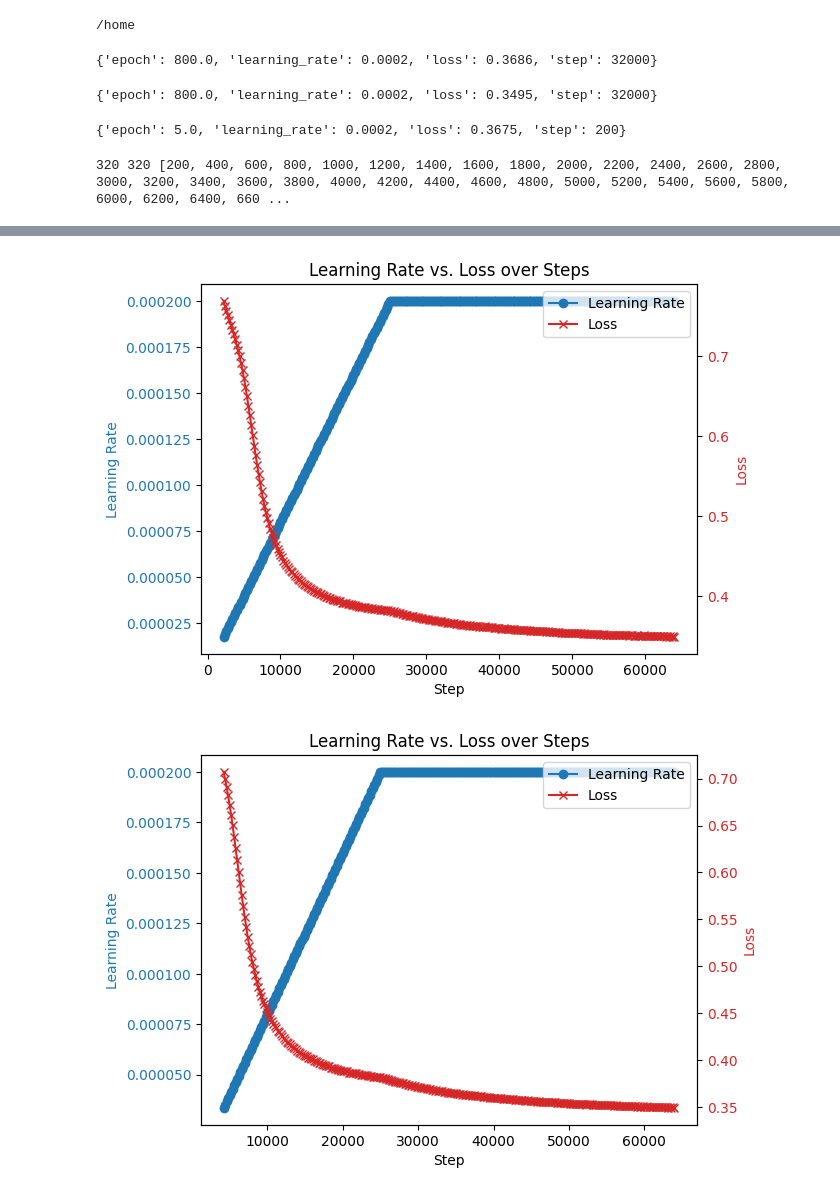
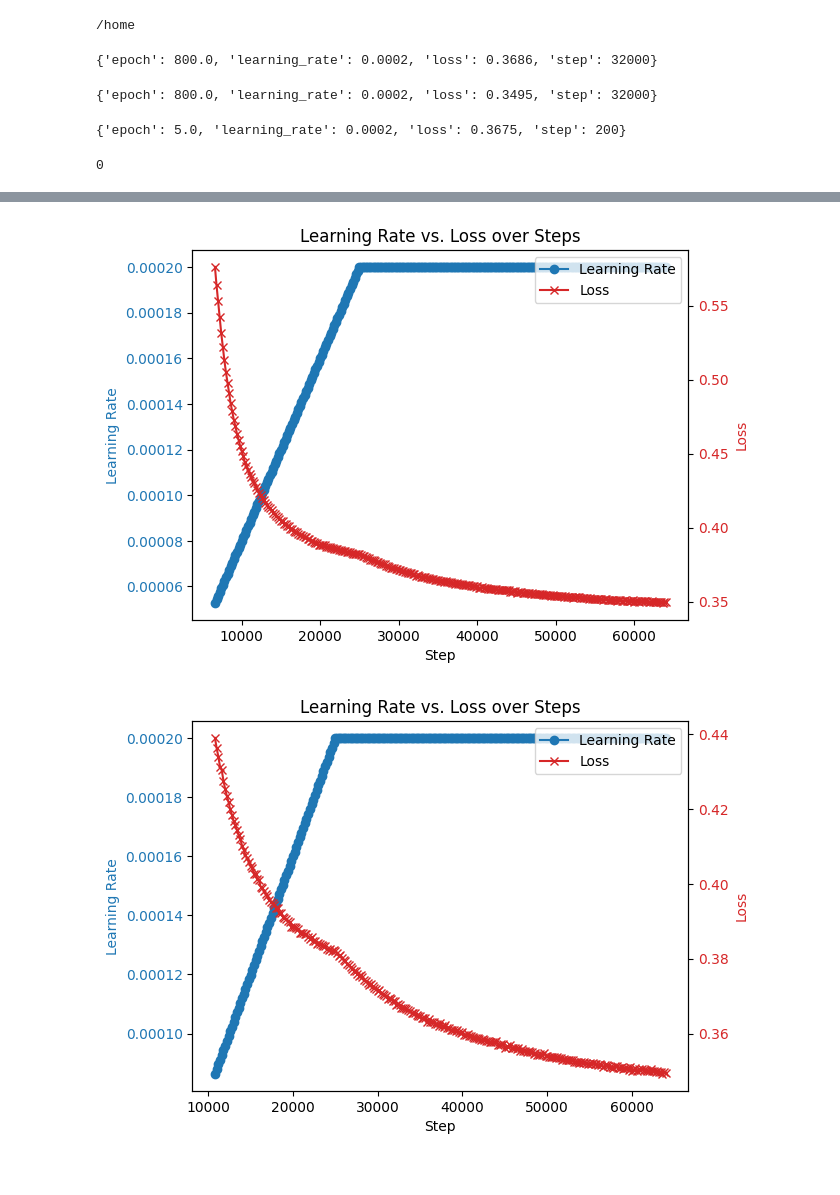
Before and after one commit to koyacolab/aispace, a Jupyter notebook: plot_state.ipynb, the cells around one changed output, grey strips where cells are left out. Drawn from its saved outputs; the diff is of its cells as text; code cells hidden in the pictures.

```diff
--- a/plot_state.ipynb
+++ b/plot_state.ipynb
@@ -36,7 +36,7 @@ import json
 
 chkpt_list = [30000, 30000, 30000, 30000, 12000, 9000, 11000]
 chkpt_list = [8000, 8000, 8000, 16000, ] #8000, 8000, 13000]
-chkpt_list = [32000, 32000] # 20000, 4000] #8000, 8000, 13000]
+chkpt_list = [32000, 32000,]    # 64000, ]    # 32000] # 20000, 4000] #8000, 8000, 13000]
 
 !pwd
 
@@ -74,13 +74,13 @@ display(data[0])
 
 steps_all.pop(0)
 
-print(len(losses_all), len(steps_all), steps_all)
+# print(len(losses_all), len(steps_all), steps_all)
 # %% [output]
 /home
 {'epoch': 800.0, 'learning_rate': 0.0002, 'loss': 0.3686, 'step': 32000}
 {'epoch': 800.0, 'learning_rate': 0.0002, 'loss': 0.3495, 'step': 32000}
 {'epoch': 5.0, 'learning_rate': 0.0002, 'loss': 0.3675, 'step': 200}
-320 320 [200, 400, 600, 800, 1000, 1200, 1400, 1600, 1800, 2000, 2200, 2400, 2600, 2800, 3000, 3200, 3400, 3600, 3800, 4000, 4200, 4400, 4600, 4800, 5000, 5200, 5400, 5600, 5800, 6000, 6200, 6400, 660 ...
+0
 # %%
 import matplotlib.pyplot as plt
 
@@ -102,36 +102,37 @@ import matplotlib.pyplot as plt
 
 # steps = shifted_steps
 
 def plot_state(steps_all, learning_rates_all, losses_all):
     # Create a plot with 'step' on the x-axis
     fig, ax1 = plt.subplots()
 
     ax1.set_xlabel('Step')
     ax1.set_ylabel('Learning Rate', color='tab:blue')
     ax1.plot(steps_all, learning_rates_all, color='tab:blue', label='Learning Rate', marker='o')
     ax1.tick_params(axis='y', labelcolor='tab:blue')
 
     # Create a second y-axis for 'loss'
     ax2 = ax1.twinx()
     ax2.set_ylabel('Loss', color='tab:red')
     ax2.plot(steps_all, losses_all, color='tab:red', label='Loss', marker='x')
     ax2.tick_params(axis='y', labelcolor='tab:red')
 
     # Add a legend
     lines, labels = ax1.get_legend_handles_labels()
     lines2, labels2 = ax2.get_legend_handles_labels()
     ax2.legend(lines + lines2, labels + labels2, loc='upper right')
 
     # Show the plot
     plt.title('Learning Rate vs. Loss over Steps')
     plt.show()
 
+len_all = len(steps_all)
 plot_state(steps_all[:], learning_rates_all[:], losses_all[:])
-plot_state(steps_all[10:], learning_rates_all[10:], losses_all[10:])
-plot_state(steps_all[20:], learning_rates_all[20:], losses_all[20:])
-plot_state(steps_all[50:], learning_rates_all[50:], losses_all[50:])
-plot_state(steps_all[100:], learning_rates_all[100:], losses_all[100:])
+plot_state(steps_all[len_all//10:], learning_rates_all[len_all//10:], losses_all[len_all//10:])
+plot_state(steps_all[len_all//6:], learning_rates_all[len_all//6:], losses_all[len_all//6:])
+plot_state(steps_all[len_all//4:], learning_rates_all[len_all//4:], losses_all[len_all//4:])
+plot_state(steps_all[len_all//3:], learning_rates_all[len_all//3:], losses_all[len_all//3:])
 # %% [output]
 [figure]
-[figure, old version]
+[figure, new version]
-[figure, old version]
+[figure, new version]
```
Also changed, not shown: parts of 2 cells of this notebook, 2 other files.
